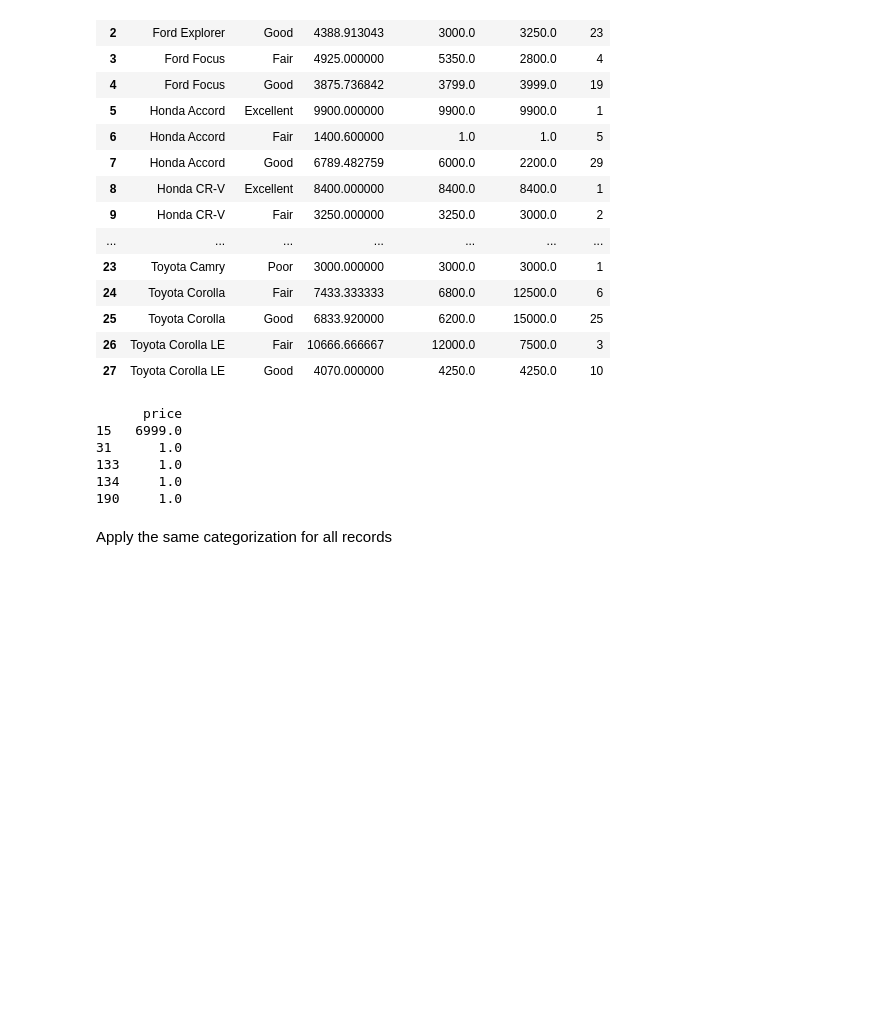
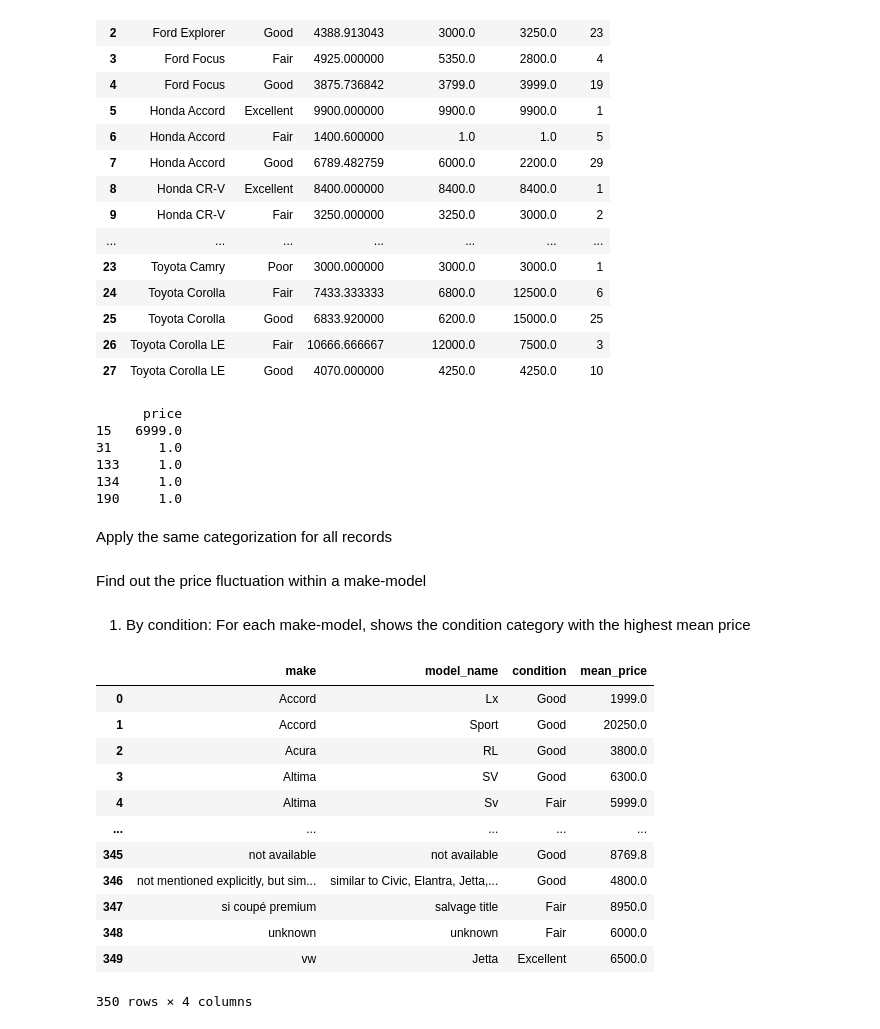
Before and after one commit to melodychengtc/VehicleVision, a Jupyter notebook: eda/eda_sfbayarea.ipynb, the cells around one changed output. Saved outputs shown, nothing was run; the diff lists cells and outputs as text; code cells hidden in the pictures; blank space fills up the shorter version.

```diff
--- a/eda/eda_sfbayarea.ipynb
+++ b/eda/eda_sfbayarea.ipynb
@@ -212,3 +212,32 @@ agg_all = (
 )
 # %%
 agg_all.to_csv('../data/all_make_model_condition_stats.csv', index=False)
+# %% [markdown]
+Find out the price fluctuation within a make-model
+# %% [markdown]
+1) By condition: For each make-model, shows the condition category with the highest mean price
+# %%
+import pandas as pd
+
+agg = pd.read_csv('../data/all_make_model_condition_stats.csv')
+
+# For each make-model, find the row with the highest mean_price
+idx = agg.groupby(['make', 'model_name'])['mean_price'].idxmax()
+max_condition = agg.loc[idx].reset_index(drop=True)
+
+# Show the results
+max_condition[['make', 'model_name', 'condition', 'mean_price']]
+# %% [output]
+|  | make | model_name | condition | mean_price |
+| 0 | Accord | Lx | Good | 1999.0 |
+| 1 | Accord | Sport | Good | 20250.0 |
+| 2 | Acura | RL | Good | 3800.0 |
+| 3 | Altima | SV | Good | 6300.0 |
+| 4 | Altima | Sv | Fair | 5999.0 |
+| ... | ... | ... | ... | ... |
+| 345 | not available | not available | Good | 8769.8 |
+| 346 | not mentioned explicitly, but sim... | similar to Civic, Elantra, Jetta,... | Good | 4800.0 |
+| 347 | si coupé premium | salvage title | Fair | 8950.0 |
+| 348 | unknown | unknown | Fair | 6000.0 |
+| 349 | vw | Jetta | Excellent | 6500.0 |
+350 rows × 4 columns
```
Also changed, not shown: parts of 12 cells of this notebook.
